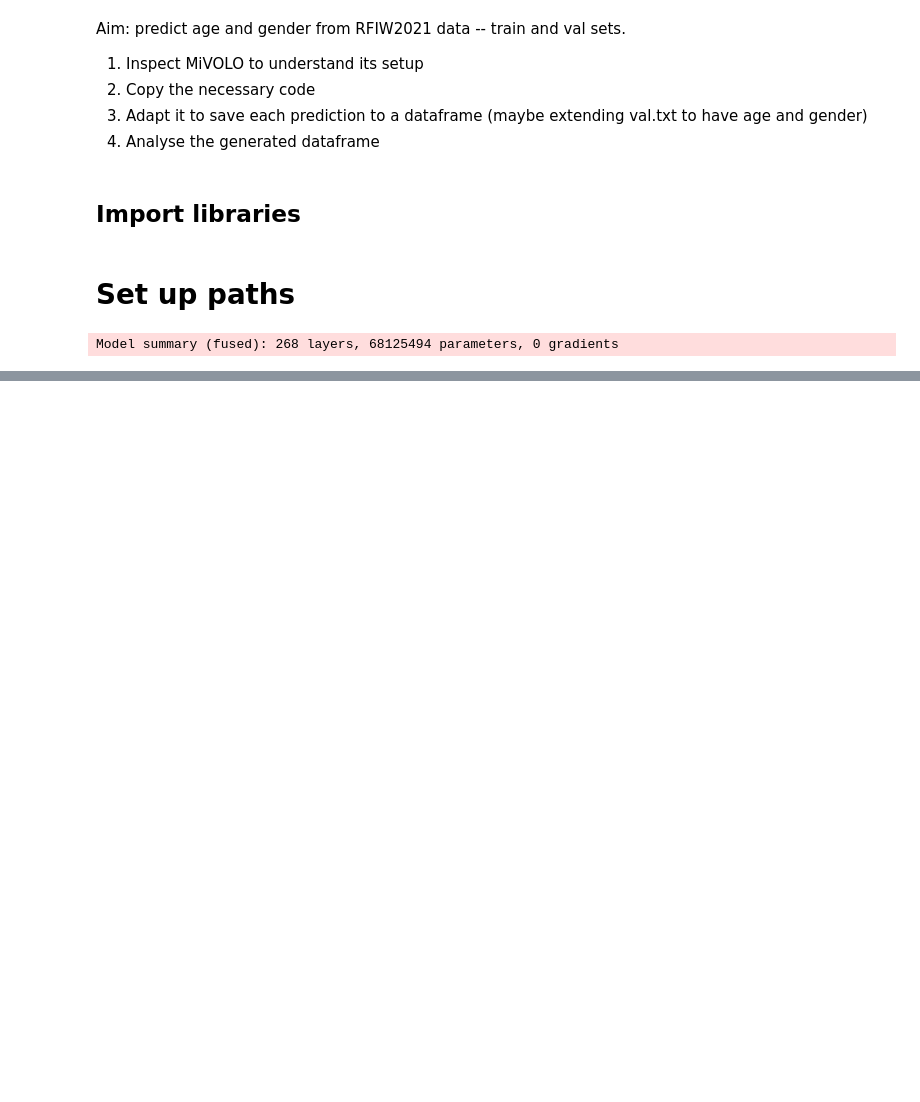
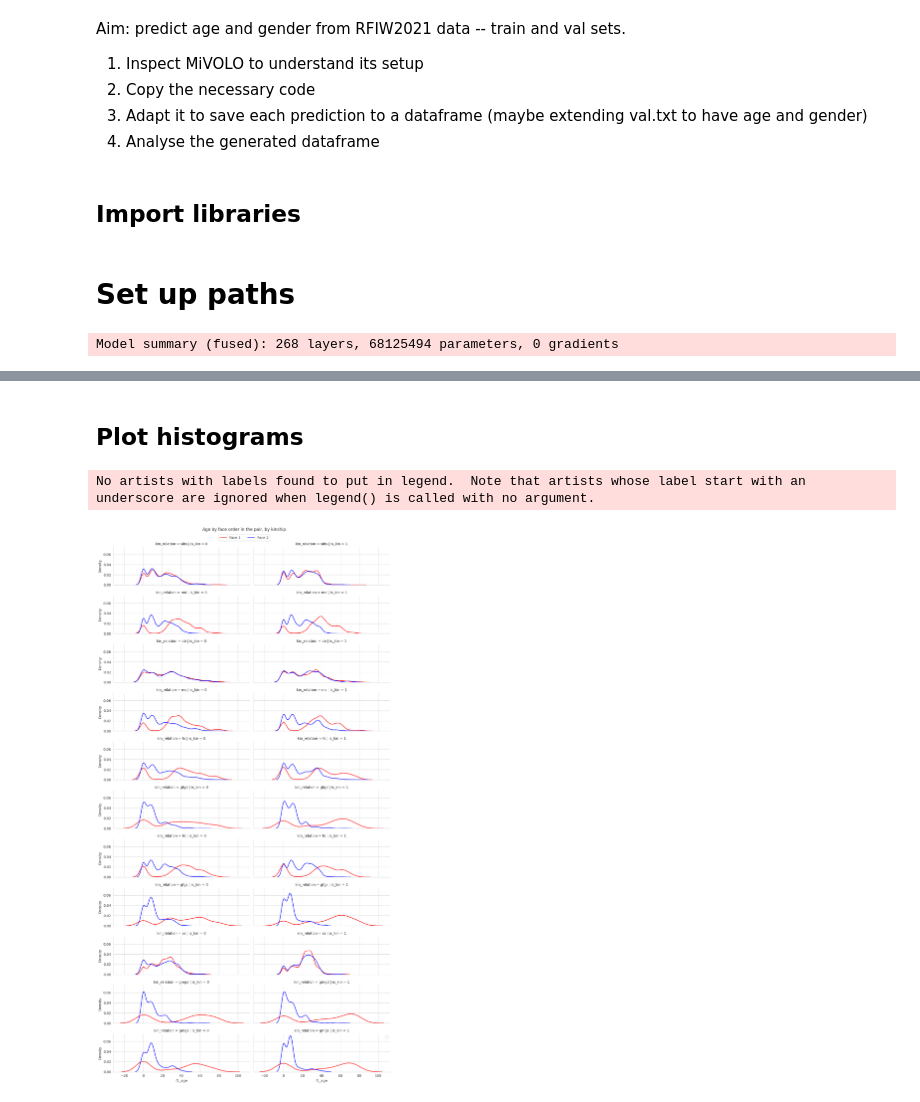
Before and after one commit to vitalwarley/research, a Jupyter notebook: notebooks/rfiw_age_gender_analysis.ipynb, the cells around one changed output, grey strips where cells are left out. Saved outputs shown, nothing was run; the diff lists cells and outputs as text; code cells hidden in the pictures; blank space fills up the shorter version.

```diff
--- a/notebooks/rfiw_age_gender_analysis.ipynb
+++ b/notebooks/rfiw_age_gender_analysis.ipynb
@@ -91,0 +116,4 @@ df
+# %%
+ag_preds.fillna(0, inplace=True)
+ag_preds.replace({None: 'unknown'}, inplace=True)
+ag_preds
@@ -91,0 +182,9 @@ df
+# %%
+# Processing face1_path
+face1_parts = val_pairs.face1_path.apply(lambda x: Path(x).parts[-3:])
+val_pairs[['f1fid', 'f1mid', 'f1fp']] = pd.DataFrame(face1_parts.tolist())
+
+# Processing face2_path
+face2_parts = val_pairs.face2_path.apply(lambda x: Path(x).parts[-3:])
+val_pairs[['f2fid', 'f2mid', 'f2fp']] = pd.DataFrame(face2_parts.tolist())
+val_pairs
@@ -91,0 +221,8 @@ df
+# %%
+val_pairs = val_pairs.merge(ag_preds, left_on=['f1fid', 'f1mid', 'f1fp'], right_on=['fid', 'mid', 'pid_filename'], how='inner')
+val_pairs.rename(columns={'age': 'f1_age', 'gender': 'f1_gender', 'gender_score': 'f1_gender_score'}, inplace=True)
+val_pairs.drop(['fid', 'mid', 'pid_filename'], axis=1, inplace=True)
+val_pairs = val_pairs.merge(ag_preds, left_on=['f2fid', 'f2mid', 'f2fp'], right_on=['fid', 'mid', 'pid_filename'], how='inner')
+val_pairs.rename(columns={'age': 'f2_age', 'gender': 'f2_gender', 'gender_score': 'f2_gender_score'}, inplace=True)
+val_pairs.drop(['fid', 'mid', 'pid_filename'], axis=1, inplace=True)
+val_pairs
@@ -91,0 +263,26 @@ df
+# %% [markdown]
+## Plot histograms
+# %%
+import seaborn as sns
+import matplotlib.pyplot as plt
+import matplotlib.lines as mlines
+
+sns.set_style('whitegrid')
+
+g = sns.FacetGrid(val_pairs, col='is_kin', row='kin_relation', height=2, aspect=3)
+g = g.map(sns.kdeplot, 'f1_age', color='red')
+g = g.map(sns.kdeplot, 'f2_age', color='blue')
+
+# Create custom lines for the legend
+red_line = mlines.Line2D([], [], color='red', label='Face 1')
+blue_line = mlines.Line2D([], [], color='blue', label='Face 2')
+
+# Adding the legend at the top
+g.fig.legend(handles=[red_line, blue_line], loc='upper center', bbox_to_anchor=[0.5, 1.01], ncol=2)
+
+plt.suptitle('Age by face order in the pair, by kinship', y=1.02)
+plt.legend()
+plt.show()
+# %% [output]
+No artists with labels found to put in legend.  Note that artists whose label start with an underscore are ignored when legend() is called with no argument.
+[figure, added]
```
Also changed, not shown: parts of 12 cells of this notebook, 1 other file.
